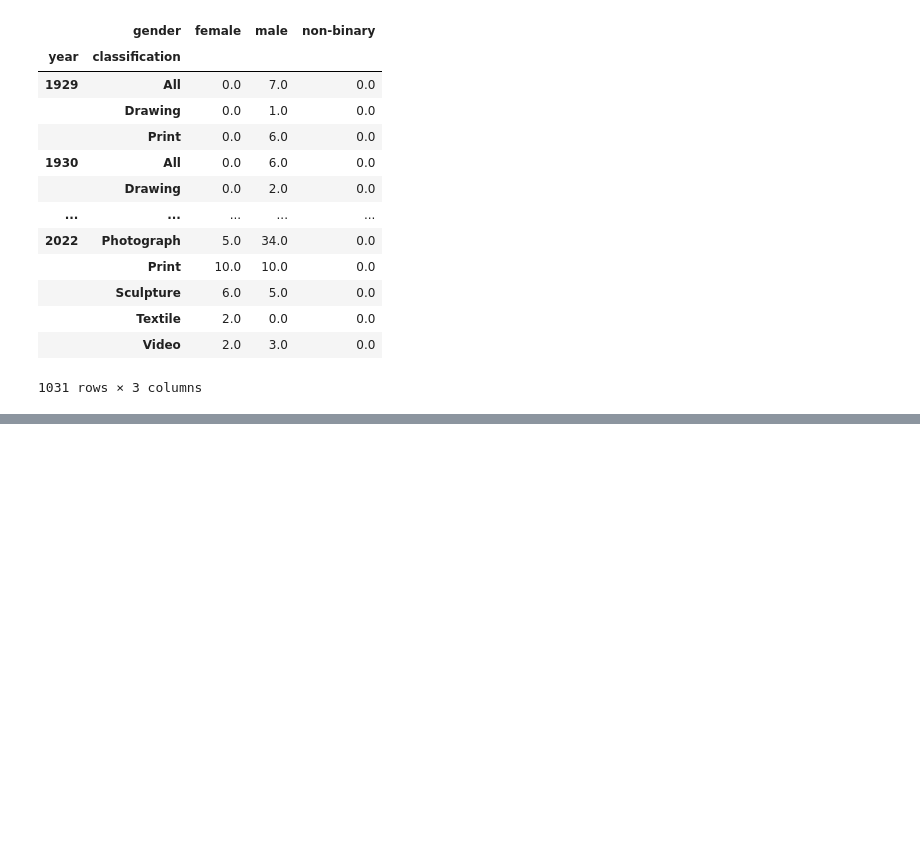
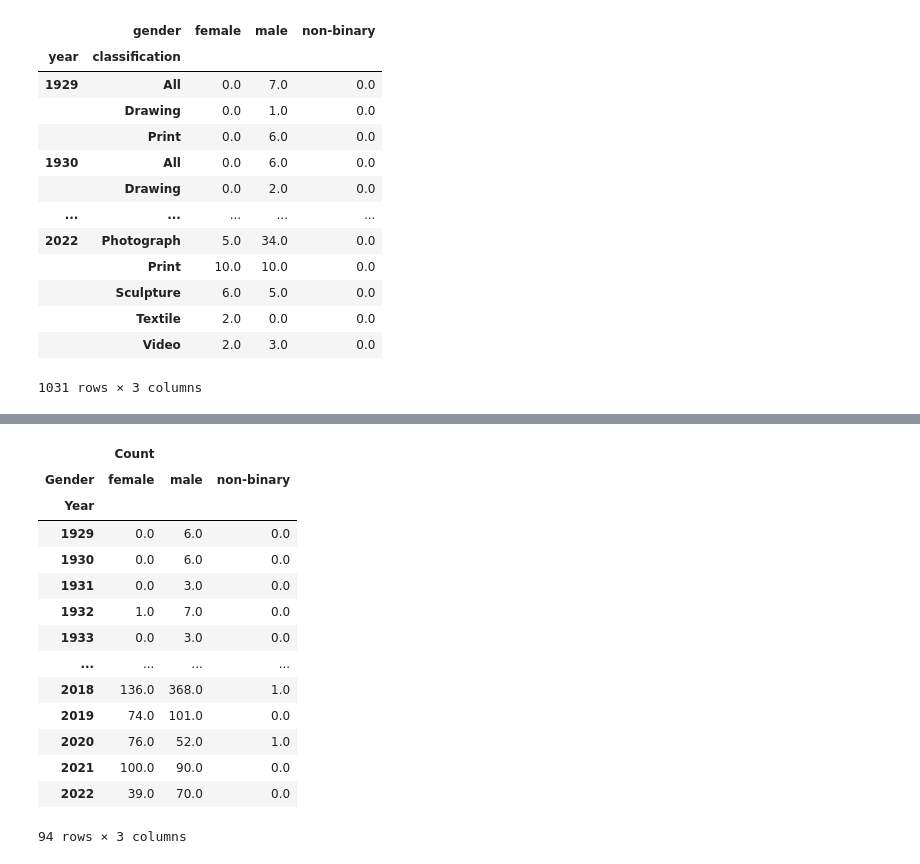
Before and after one commit to hadro/Interactive-Data-Vis-Fall2023, a Jupyter notebook: moma/moma_data_cleanup_and_shaping.ipynb, the cells around one changed output, grey strips where cells are left out. Saved outputs shown, nothing was run; the diff lists cells and outputs as text; code cells hidden in the pictures; blank space fills up the shorter version.

```diff
--- a/moma/moma_data_cleanup_and_shaping.ipynb
+++ b/moma/moma_data_cleanup_and_shaping.ipynb
@@ -344,0 +390,18 @@ v
+# %%
+ratios#.to_csv('ratios_initial.csv')
+# %% [output]
+|  | Count |  |  |
+| Gender | female | male | non-binary |
+| Year |  |  |  |
+| 1929 | 0.0 | 6.0 | 0.0 |
+| 1930 | 0.0 | 6.0 | 0.0 |
+| 1931 | 0.0 | 3.0 | 0.0 |
+| 1932 | 1.0 | 7.0 | 0.0 |
+| 1933 | 0.0 | 3.0 | 0.0 |
+| ... | ... | ... | ... |
+| 2018 | 136.0 | 368.0 | 1.0 |
+| 2019 | 74.0 | 101.0 | 0.0 |
+| 2020 | 76.0 | 52.0 | 1.0 |
+| 2021 | 100.0 | 90.0 | 0.0 |
+| 2022 | 39.0 | 70.0 | 0.0 |
+94 rows × 3 columns
```
Also changed, not shown: parts of 10 cells of this notebook, 6 other files.
